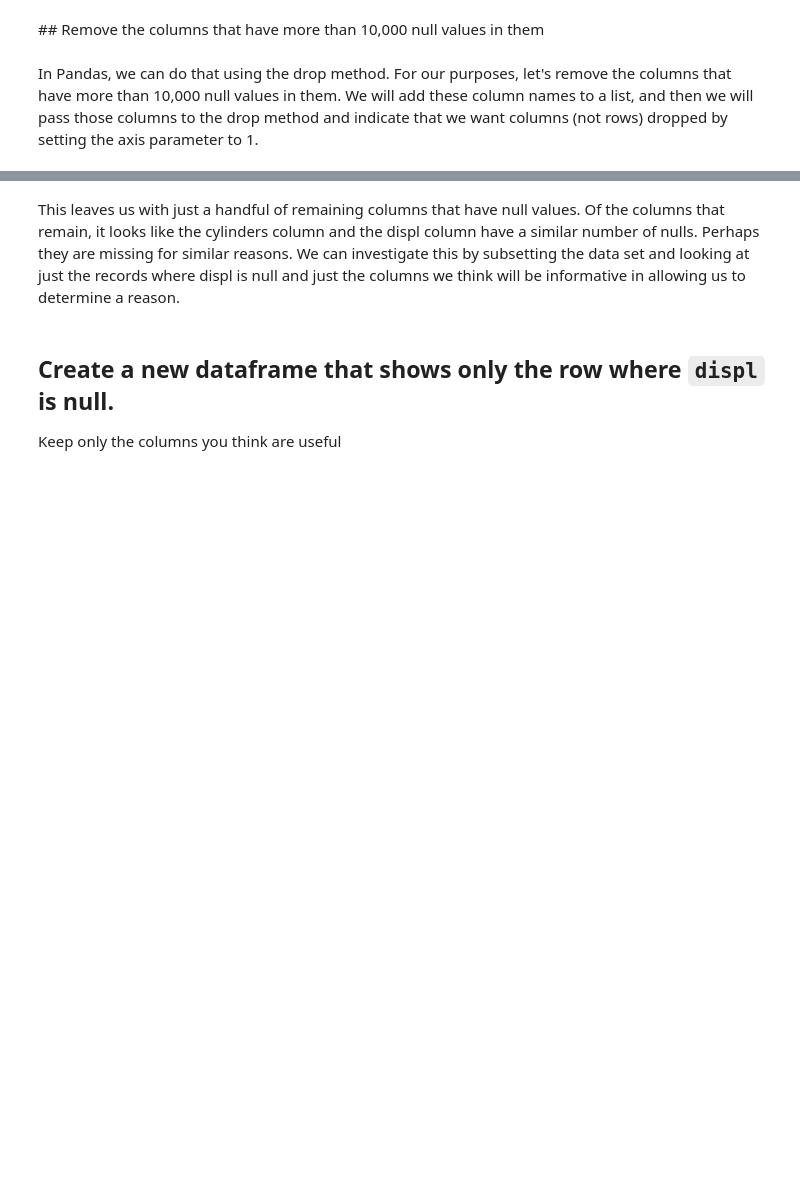
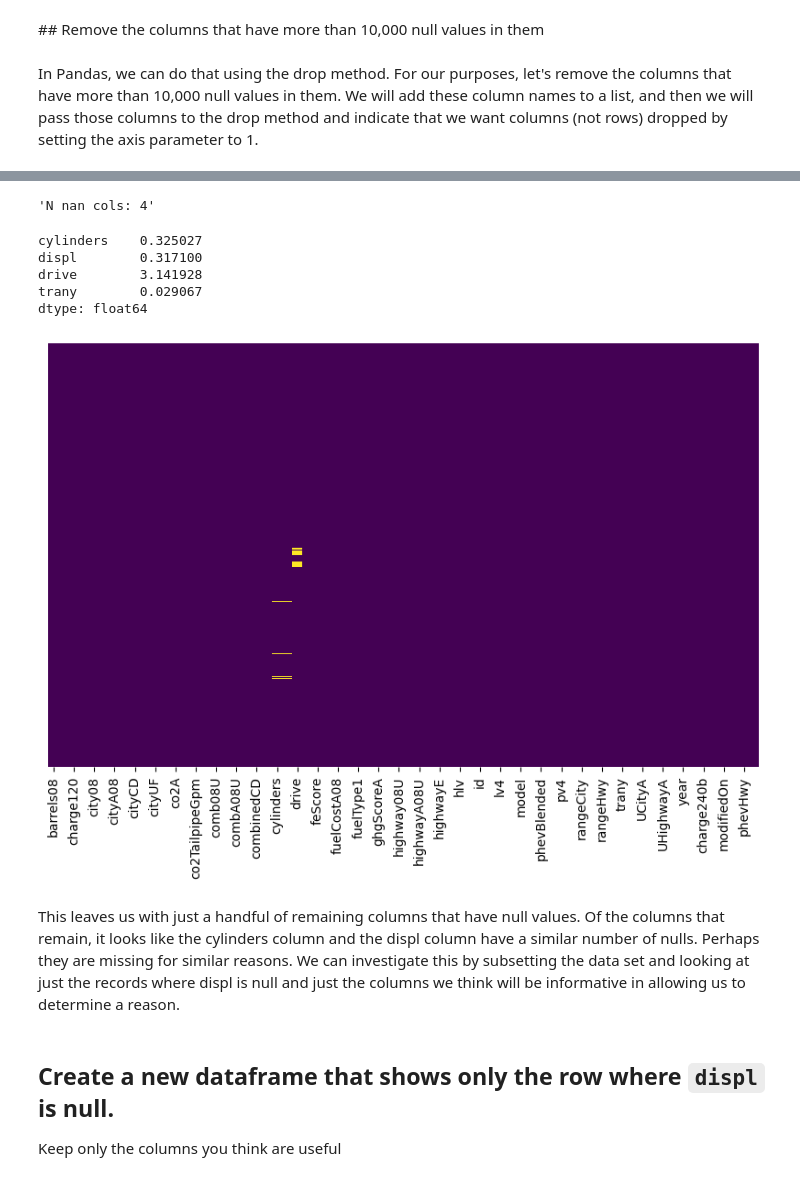
Before and after one commit to Ironhack-Data-Madrid-Abril-2023/2.4-lab_data_cleaning, a Jupyter notebook: your-code/main.ipynb, the cells around one changed output, grey strips where cells are left out. Drawn from its saved outputs; the diff is of its cells as text; code cells hidden in the pictures; blank space fills up the shorter version.

```diff
--- a/your-code/main.ipynb
+++ b/your-code/main.ipynb
@@ -122,3 +255,34 @@ data.drop(columns=nun_values[nun_values>1e4].index, inplace=True)
+# %%
+def check_nan(df: pd.DataFrame) -> None:
+
+    """Recibe un dataframe y enseña el % de valores nulos y lo grafica"""
+
+    nan_cols = df.isna().mean() * 100  # porcentaje de nulo en cada columna
+
+    display(f'N nan cols: {len(nan_cols[nan_cols>0])}')
+    display(nan_cols[nan_cols>0])
+
+
+    # grafico de nulos en el dataframe
+    plt.figure(figsize=(10, 6))     # inicia la figura y establece el tamaño
+    sns.heatmap(df.isna(),          # datos
+                yticklabels=False,  # quita las etiquetas del eje y
+                cmap='viridis',     # mapa de color
+                cbar=False,         # sin barra lateral
+               )
+
+
+    plt.show();
+# %%
+check_nan(data)
+# %% [output]
+'N nan cols: 4'
+cylinders    0.325027
+displ        0.317100
+drive        3.141928
+trany        0.029067
+dtype: float64
+[figure, added]
 # %% [markdown]
 This leaves us with just a handful of remaining columns that have null values. Of the columns that remain, it looks like the cylinders column and the displ column have a similar number of nulls. Perhaps they are missing for similar reasons. We can investigate this by subsetting the data set and looking at just the records where displ is null and just the columns we think will be informative in allowing us to determine a reason.
 # %% [markdown]
```
Also changed, not shown: parts of 82 cells of this notebook, 1 other file.
